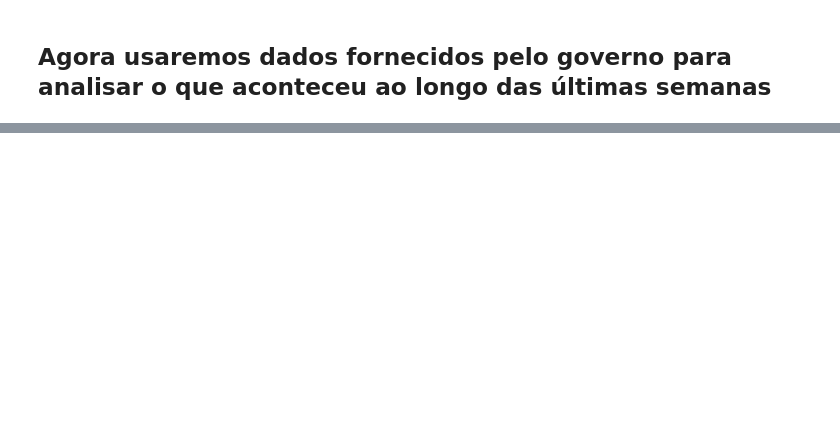
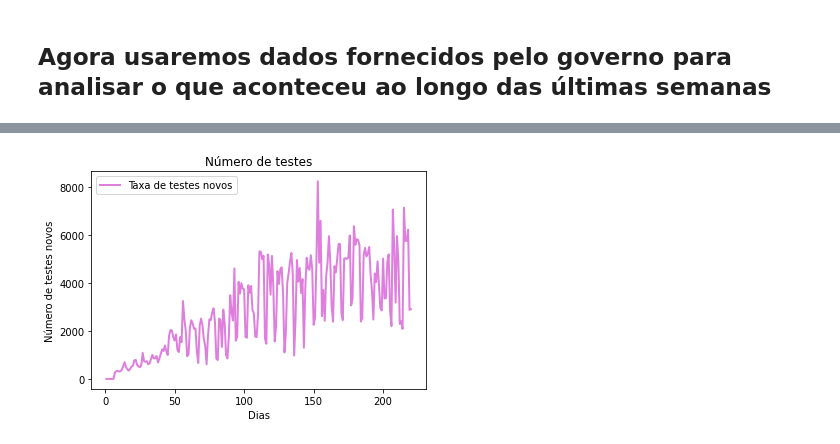
Before and after one commit to jc-costa/COVID-19-no-estado-de-Pernambuco, a Jupyter notebook: COVID-19.ipynb, the cells around one changed output, grey strips where cells are left out. Drawn from its saved outputs; the diff is of its cells as text; code cells hidden in the pictures; blank space fills up the shorter version.

Commit message:
Criando dados estatísticos

```diff
--- a/COVID-19.ipynb
+++ b/COVID-19.ipynb
@@ -193,0 +203,3 @@ dataFrameCovid19
+# %%
+dataFrameCovid19.index = np.arange(1, len(dataFrameCovid19) + 1)
+dataFrameCovid19
@@ -398,19 +311,0 @@ print(len(arra7))
-# %%
-# Plot the data on three separate curves for S(t), I(t) and R(t)
-fig = plt.figure(facecolor='w')
-ax = fig.add_subplot(111, facecolor='#dddddd', axisbelow=True)
-ax.plot(t, D/1000, 'k', alpha=0.5, lw=2, label='Mortes previstas pelo SEIRD a partir dos dados obtidos dia 14/10/20')
-ax.plot(arra7, array/1000, 'b', alpha=0.5, lw=2, label='Mortes registradas pelo governo desde  03/04/20')
-ax.set_xlabel('Time /days')
-ax.set_ylabel('Number (1000s)')
-ax.set_ylim(0,50)
-ax.yaxis.set_tick_params(length=0)
-ax.xaxis.set_tick_params(length=0)
-ax.grid(b=True, which='major', c='w', lw=2, ls='-')
-legend = ax.legend()
-legend.get_frame().set_alpha(0.5)
-for spine in ('top', 'right', 'bottom', 'left'):
-    ax.spines[spine].set_visible(False)
-plt.savefig('mortos.png')
-plt.rcParams['figure.figsize'] = (10,5)
-plt.show()
@@ -418,0 +374,11 @@ plt.show()
+# %%
+# plotando a taxa de uti
+plt.plot(dataFrameCovid19['testes_novos'].index, dataFrameCovid19['testes_novos'].values, 'm', alpha=0.5, lw=2, label='Taxa de testes novos')
+plt.legend()
+plt.xlabel('Dias')
+plt.ylabel('Número de testes novos')
+plt.title('Número de testes')
+plt.savefig('C:/Users/jeffi/OneDrive/Área de Trabalho/COVID-19-no-estado-de-Pernambuco/Gráficos/testes_novos.png')
+plt.show()
+# %% [output]
+[figure, added]
```
Also changed, not shown: parts of 63 cells of this notebook, 40 other files.
